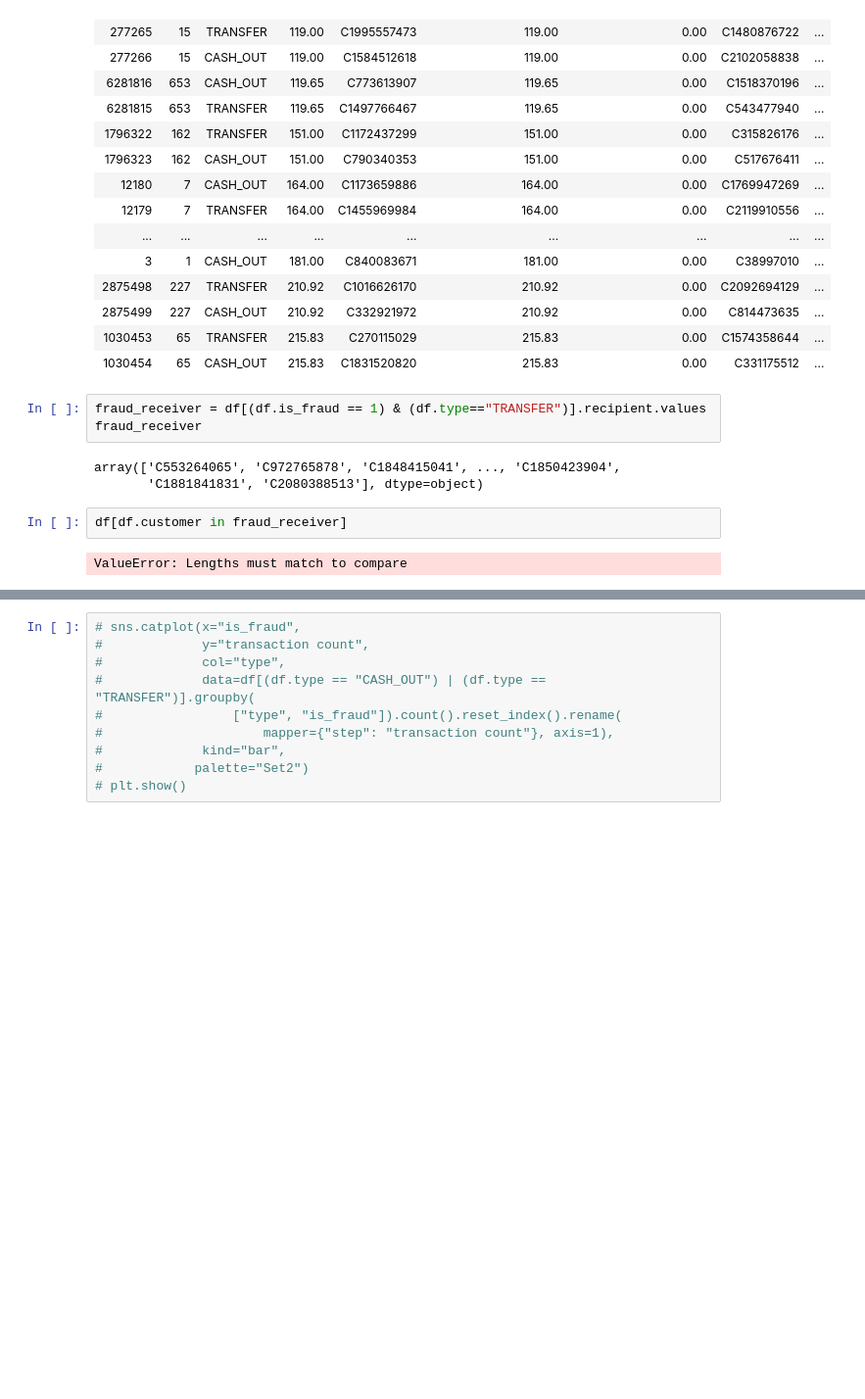
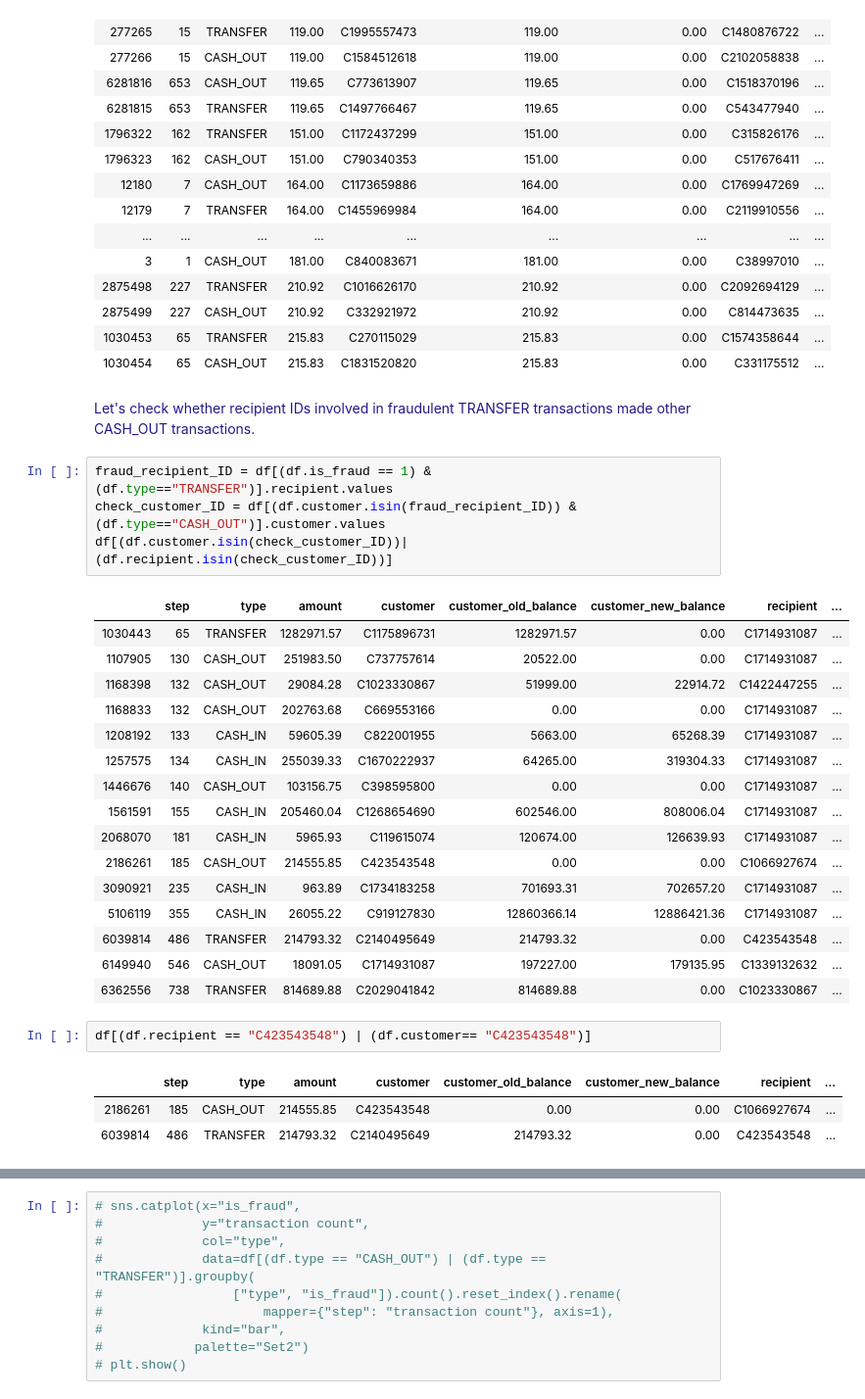
Before and after one commit to valmadrid/Detecting-Financial-Fraud-Transactions, a Jupyter notebook: financial_fraud.ipynb, the cells around one changed output, grey strips where cells are left out. Shown at 98% size. Cells and saved outputs as stored; diff of their text form; blank space fills up the shorter version.

```diff
--- a/financial_fraud.ipynb
+++ b/financial_fraud.ipynb
@@ -312,13 +307,32 @@ df[(df.is_fraud == 1) & (df.amount !=0)].sort_values("amount").head(20)
 | 2875499 | 227 | CASH_OUT | 210.92 | C332921972 | 210.92 | 0.00 | C814473635 | ... |
 | 1030453 | 65 | TRANSFER | 215.83 | C270115029 | 215.83 | 0.00 | C1574358644 | ... |
 | 1030454 | 65 | CASH_OUT | 215.83 | C1831520820 | 215.83 | 0.00 | C331175512 | ... |
-# %%
-fraud_receiver = df[(df.is_fraud == 1) & (df.type=="TRANSFER")].recipient.values
-fraud_receiver
-# %% [output]
-array(['C553264065', 'C972765878', 'C1848415041', ..., 'C1850423904',
-       'C1881841831', 'C2080388513'], dtype=object)
+# %% [markdown]
+<font color='#20198A'>Let's check whether recipient IDs involved in fraudulent TRANSFER transactions made other CASH_OUT transactions.</font>
+# %%
+fraud_recipient_ID = df[(df.is_fraud == 1) & (df.type=="TRANSFER")].recipient.values
+check_customer_ID = df[(df.customer.isin(fraud_recipient_ID)) & (df.type=="CASH_OUT")].customer.values
+df[(df.customer.isin(check_customer_ID))| (df.recipient.isin(check_customer_ID))]
+# %% [output]
+|  | step | type | amount | customer | customer_old_balance | customer_new_balance | recipient | ... |
+| 1030443 | 65 | TRANSFER | 1282971.57 | C1175896731 | 1282971.57 | 0.00 | C1714931087 | ... |
+| 1107905 | 130 | CASH_OUT | 251983.50 | C737757614 | 20522.00 | 0.00 | C1714931087 | ... |
+| 1168398 | 132 | CASH_OUT | 29084.28 | C1023330867 | 51999.00 | 22914.72 | C1422447255 | ... |
+| 1168833 | 132 | CASH_OUT | 202763.68 | C669553166 | 0.00 | 0.00 | C1714931087 | ... |
+| 1208192 | 133 | CASH_IN | 59605.39 | C822001955 | 5663.00 | 65268.39 | C1714931087 | ... |
+| 1257575 | 134 | CASH_IN | 255039.33 | C1670222937 | 64265.00 | 319304.33 | C1714931087 | ... |
+| 1446676 | 140 | CASH_OUT | 103156.75 | C398595800 | 0.00 | 0.00 | C1714931087 | ... |
+| 1561591 | 155 | CASH_IN | 205460.04 | C1268654690 | 602546.00 | 808006.04 | C1714931087 | ... |
+| 2068070 | 181 | CASH_IN | 5965.93 | C119615074 | 120674.00 | 126639.93 | C1714931087 | ... |
+| 2186261 | 185 | CASH_OUT | 214555.85 | C423543548 | 0.00 | 0.00 | C1066927674 | ... |
+| 3090921 | 235 | CASH_IN | 963.89 | C1734183258 | 701693.31 | 702657.20 | C1714931087 | ... |
+| 5106119 | 355 | CASH_IN | 26055.22 | C919127830 | 12860366.14 | 12886421.36 | C1714931087 | ... |
+| 6039814 | 486 | TRANSFER | 214793.32 | C2140495649 | 214793.32 | 0.00 | C423543548 | ... |
+| 6149940 | 546 | CASH_OUT | 18091.05 | C1714931087 | 197227.00 | 179135.95 | C1339132632 | ... |
+| 6362556 | 738 | TRANSFER | 814689.88 | C2029041842 | 814689.88 | 0.00 | C1023330867 | ... |
 # %%
-df[df.customer in fraud_receiver]
+df[(df.recipient == "C423543548") | (df.customer== "C423543548")]
 # %% [output]
-ValueError: Lengths must match to compare
+|  | step | type | amount | customer | customer_old_balance | customer_new_balance | recipient | ... |
+| 2186261 | 185 | CASH_OUT | 214555.85 | C423543548 | 0.00 | 0.00 | C1066927674 | ... |
+| 6039814 | 486 | TRANSFER | 214793.32 | C2140495649 | 214793.32 | 0.00 | C423543548 | ... |
```
Also changed, not shown: parts of 17 cells of this notebook.
